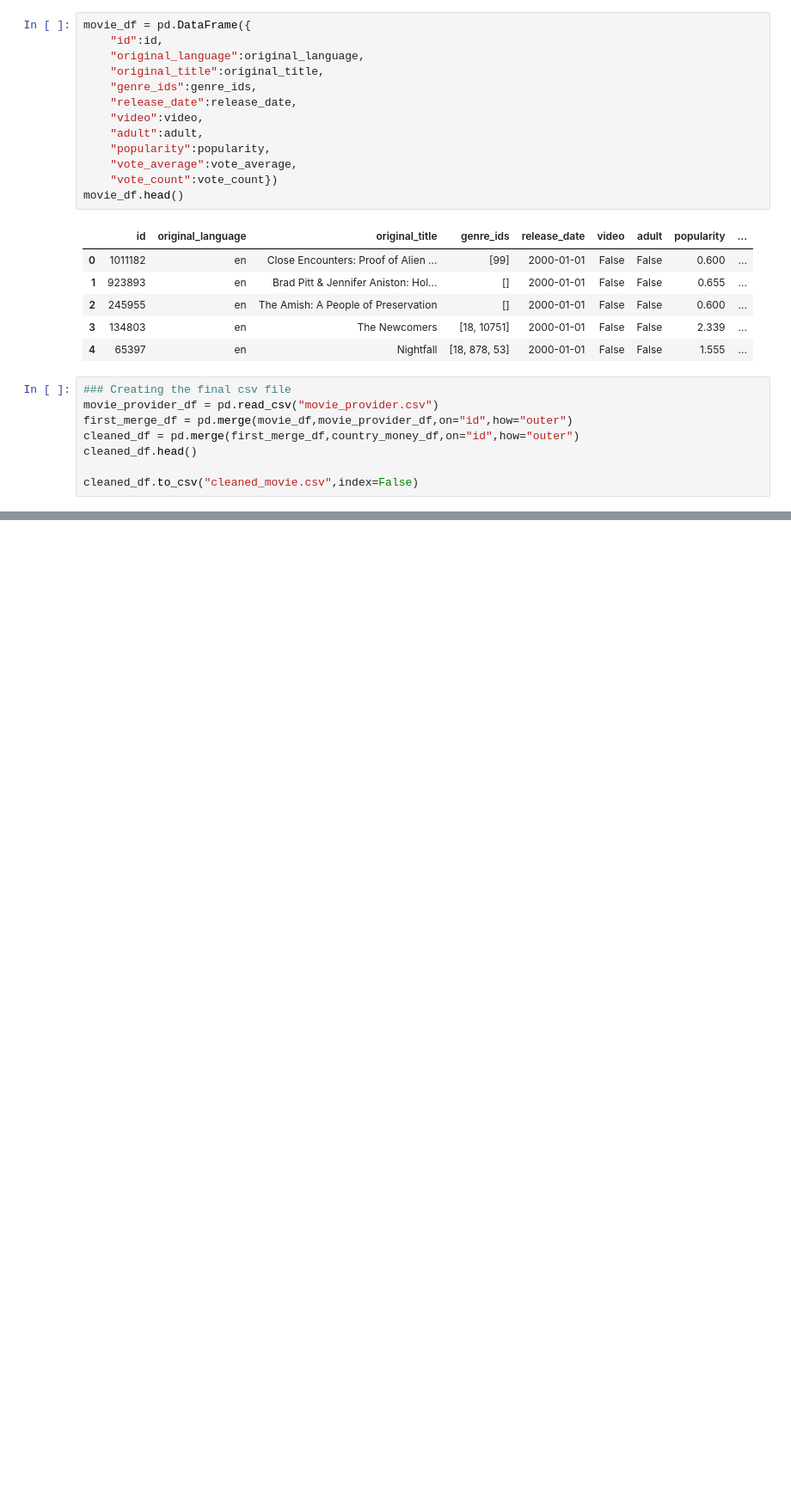
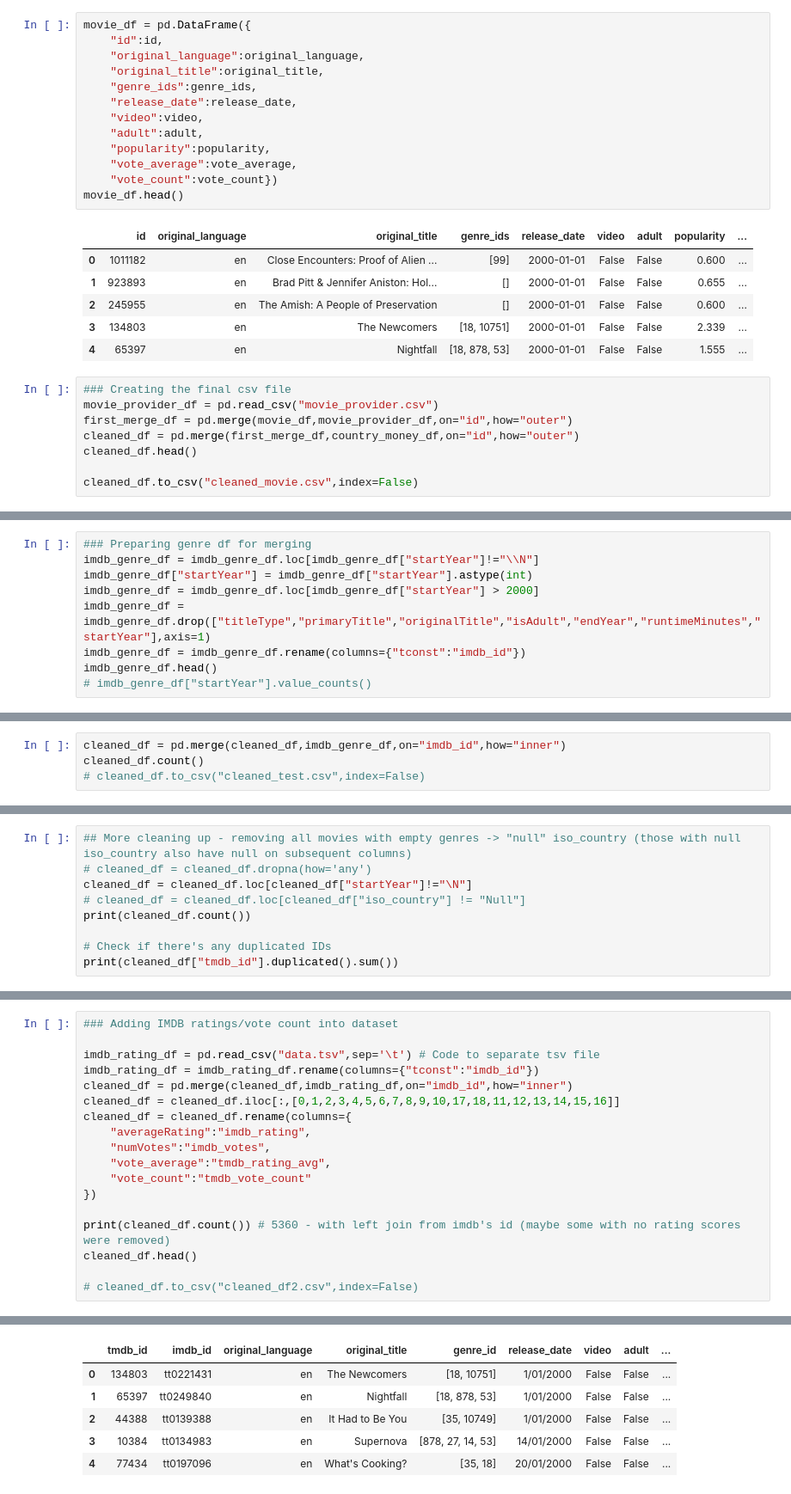
Before and after one commit to BA-BEL/movie-analysis-DABC-P1, a Jupyter notebook: TMdb.ipynb, the cells around one changed output, grey strips where cells are left out. Shown at 86% size. Saved outputs shown, nothing was run; the diff lists cells and outputs as text; blank space fills up the shorter version.

```diff
--- a/TMdb.ipynb
+++ b/TMdb.ipynb
@@ -319,0 +323,9 @@ KeyError: '[<built-in method index of list object at 0x...>] not found in axis'
+# %%
+### Preparing genre df for merging
+imdb_genre_df = imdb_genre_df.loc[imdb_genre_df["startYear"]!="\\N"]
+imdb_genre_df["startYear"] = imdb_genre_df["startYear"].astype(int)
+imdb_genre_df = imdb_genre_df.loc[imdb_genre_df["startYear"] > 2000]
+imdb_genre_df = imdb_genre_df.drop(["titleType","primaryTitle","originalTitle","isAdult","endYear","runtimeMinutes","startYear"],axis=1)
+imdb_genre_df = imdb_genre_df.rename(columns={"tconst":"imdb_id"})
+imdb_genre_df.head()
+# imdb_genre_df["startYear"].value_counts()
@@ -319,0 +339,4 @@ KeyError: '[<built-in method index of list object at 0x...>] not found in axis'
+# %%
+cleaned_df = pd.merge(cleaned_df,imdb_genre_df,on="imdb_id",how="inner")
+cleaned_df.count()
+# cleaned_df.to_csv("cleaned_test.csv",index=False)
@@ -319,0 +363,9 @@ KeyError: '[<built-in method index of list object at 0x...>] not found in axis'
+# %%
+## More cleaning up - removing all movies with empty genres -> "null" iso_country (those with null iso_country also have null on subsequent columns)
+# cleaned_df = cleaned_df.dropna(how='any')
+cleaned_df = cleaned_df.loc[cleaned_df["startYear"]!="\N"]
+# cleaned_df = cleaned_df.loc[cleaned_df["iso_country"] != "Null"]
+print(cleaned_df.count())
+
+# Check if there's any duplicated IDs
+print(cleaned_df["tmdb_id"].duplicated().sum())
@@ -319,0 +383,19 @@ KeyError: '[<built-in method index of list object at 0x...>] not found in axis'
+# %%
+### Adding IMDB ratings/vote count into dataset
+
+imdb_rating_df = pd.read_csv("data.tsv",sep='\t') # Code to separate tsv file
+imdb_rating_df = imdb_rating_df.rename(columns={"tconst":"imdb_id"})
+cleaned_df = pd.merge(cleaned_df,imdb_rating_df,on="imdb_id",how="inner")
+cleaned_df = cleaned_df.iloc[:,[0,1,2,3,4,5,6,7,8,9,10,17,18,11,12,13,14,15,16]]
+cleaned_df = cleaned_df.rename(columns={
+    "averageRating":"imdb_rating",
+    "numVotes":"imdb_votes",
+    "vote_average":"tmdb_rating_avg",
+    "vote_count":"tmdb_vote_count"
+})
+
+print(cleaned_df.count()) # 5360 - with left join from imdb's id (maybe some with no rating scores were removed)
+cleaned_df.head()
+
+# cleaned_df.to_csv("cleaned_df2.csv",index=False)
+# %% [output]
@@ -319,0 +422,6 @@ KeyError: '[<built-in method index of list object at 0x...>] not found in axis'
+|  | tmdb_id | imdb_id | original_language | original_title | genre_id | release_date | video | adult | ... |
+| 0 | 134803 | tt0221431 | en | The Newcomers | [18, 10751] | 1/01/2000 | False | False | ... |
+| 1 | 65397 | tt0249840 | en | Nightfall | [18, 878, 53] | 1/01/2000 | False | False | ... |
+| 2 | 44388 | tt0139388 | en | It Had to Be You | [35, 10749] | 1/01/2000 | False | False | ... |
+| 3 | 10384 | tt0134983 | en | Supernova | [878, 27, 14, 53] | 14/01/2000 | False | False | ... |
+| 4 | 77434 | tt0197096 | en | What's Cooking? | [35, 18] | 20/01/2000 | False | False | ... |
```
Also changed, not shown: parts of 8 cells of this notebook, 3 other files.
